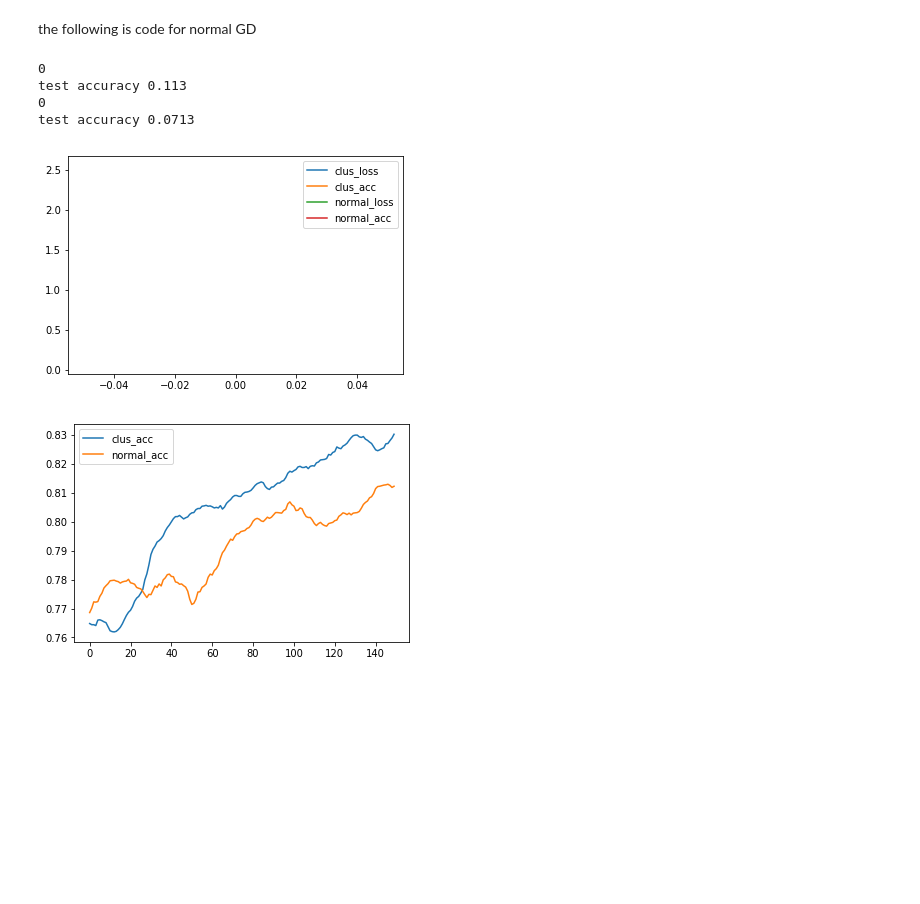
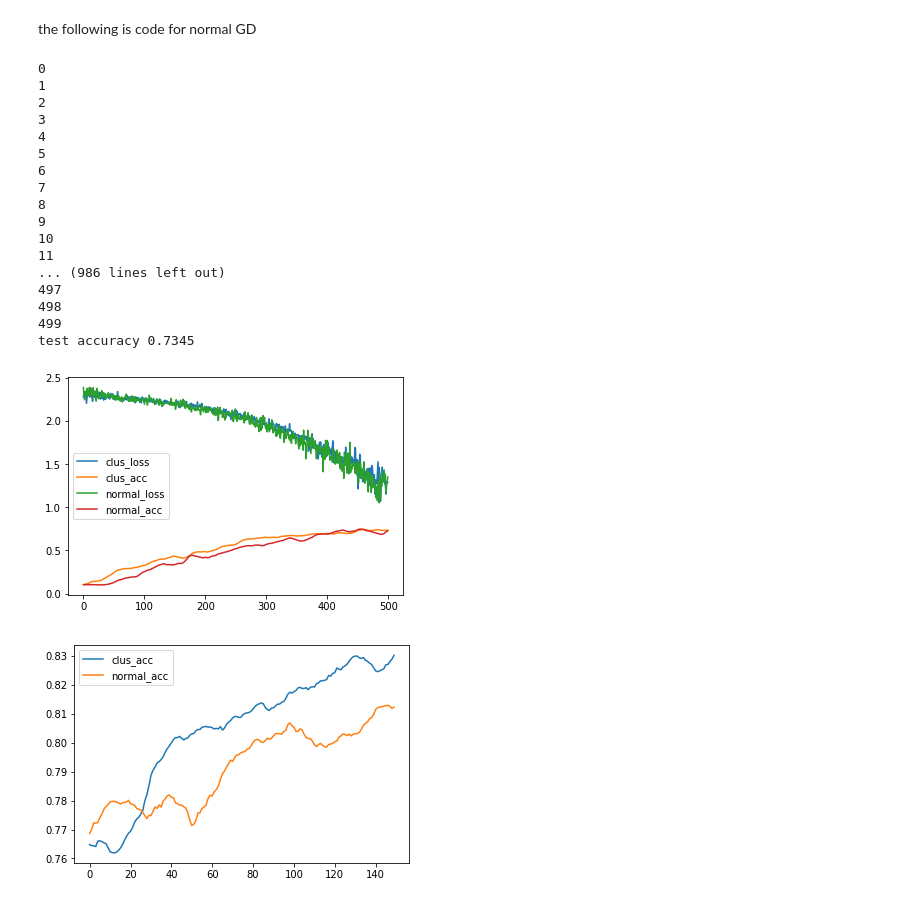
Before and after one commit to zh3036/clusteredGradient, a Jupyter notebook: mnist_cluter_gradient.ipynb, the cells around one changed output. Drawn from its saved outputs; the diff is of its cells as text; code cells hidden in the pictures; blank space fills up the shorter version.

```diff
--- a/mnist_cluter_gradient.ipynb
+++ b/mnist_cluter_gradient.ipynb
@@ -202,32 +200,45 @@ final_labels  = lables[final_ind]
 final_images = images[final_ind]
 clusteredData = clusterdTrain(final_images,final_labels)
 # %%
-R=1
-B=1
+R=500
+B=30
 loss_list_normal,acc_list_normal = deepGrad(mnist.train,R,B)
 loss_list_clus,acc_list_clus = deepGrad(clusteredData,R,B)
 
 np.save("loss_list_normal_R_"+str(R)+"_B_"+str(B),loss_list_normal)
 
 np.save("acc_list_normal_R_"+str(R)+"_B_"+str(B),acc_list_normal)
 
 np.save("loss_list_clus_R_"+str(R)+"_B_"+str(B),loss_list_clus)
 
 np.save("acc_list_clus_R_"+str(R)+"_B_"+str(B),acc_list_clus)
 
 
 plt.plot(loss_list_clus,label = "clus_loss")
 plt.plot(acc_list_clus, label = "clus_acc")
 plt.plot(loss_list_normal, label = "normal_loss")
 plt.plot(acc_list_normal, label= "normal_acc")
 plt.legend()
 plt.savefig('deep_cmpGradient_'+str(R)+'_'+str(B)+'.png')
 # %% [output]
 0
-test accuracy 0.113
-0
-test accuracy 0.0713
+1
+2
+3
+4
+5
+6
+7
+8
+9
+10
+11
+... (986 lines left out)
+497
+498
+499
+test accuracy 0.7345
-[figure, old version]
+[figure, new version]
 # %%
 ?tf.initialize_all_variables
 # %%
```
Also changed, not shown: parts of 3 cells of this notebook.
